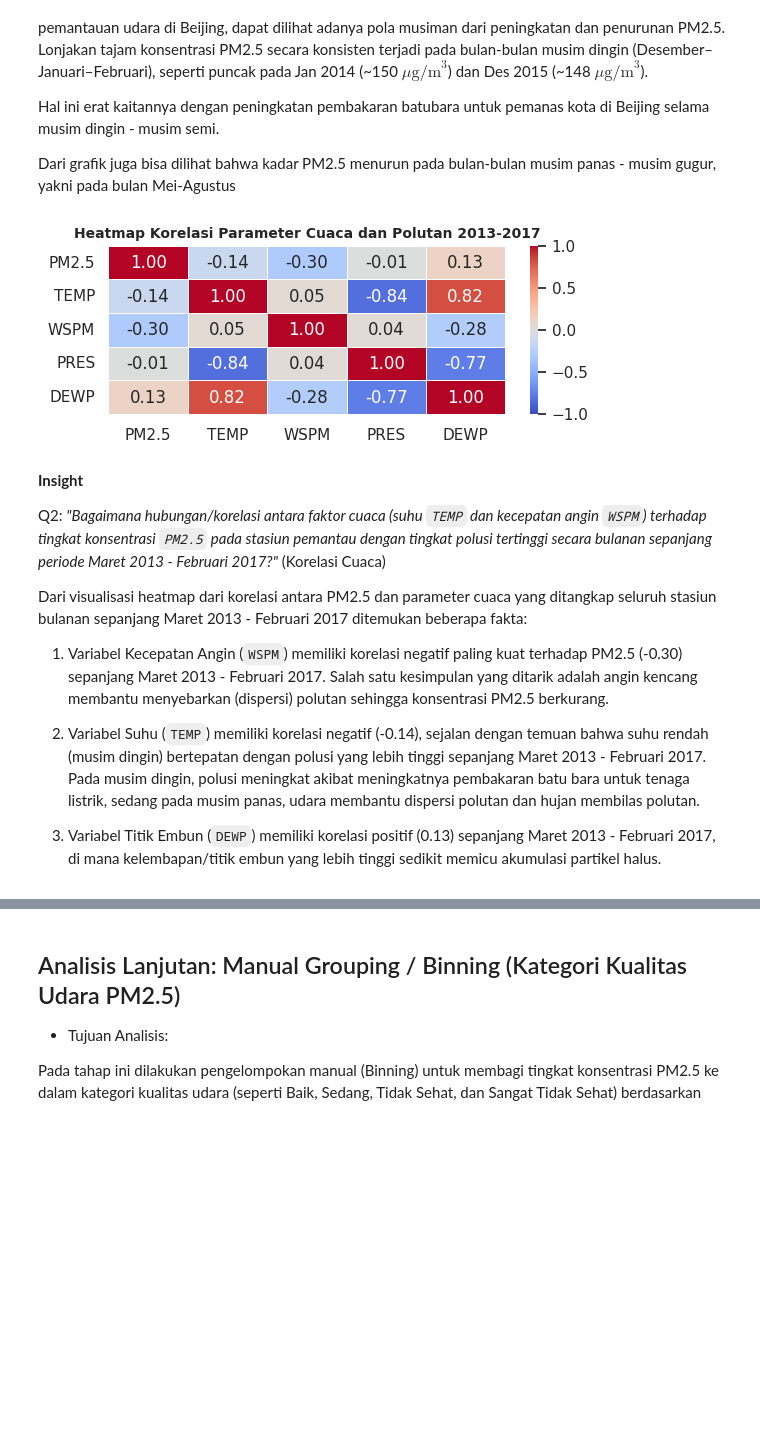
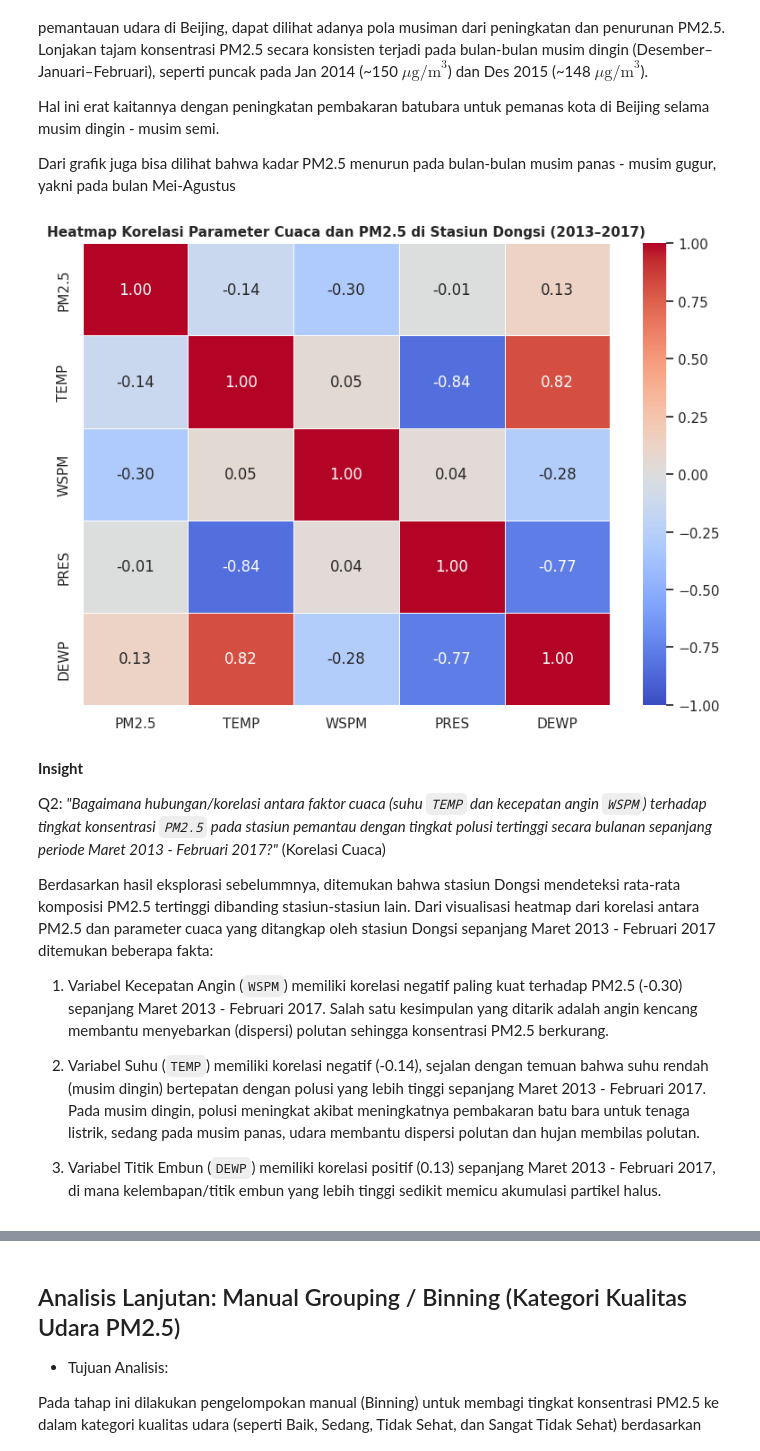
Before and after one commit to thequerytrailblazer/beijing-air-quality-analysis, a Jupyter notebook: Analisis_Air_Quality_Dataset.ipynb, the cells around one changed output, grey strips where cells are left out. Saved outputs shown, nothing was run; the diff lists cells and outputs as text; code cells hidden in the pictures; blank space fills up the shorter version.

```diff
--- a/Analisis_Air_Quality_Dataset.ipynb
+++ b/Analisis_Air_Quality_Dataset.ipynb
@@ -386,20 +386,27 @@ Hal ini erat kaitannya dengan peningkatan pembakaran batubara untuk pemanas kota
 
 Dari grafik juga bisa dilihat bahwa kadar PM2.5 menurun pada bulan-bulan musim panas - musim gugur, yakni pada bulan Mei-Agustus
 # %%
-# Heatmap Korelasi Faktor Cuaca terhadap PM2.5 (Q2)
-plt.subplot(2, 1, 2)
+# Heatmap Korelasi Faktor Cuaca terhadap PM2.5 di stasiun Dongsi periode 2013 - 2017(Q2)
+plt.figure(figsize=(8, 6))
+
+# Menghitung matriks korelasi dari DataFrame Stasiun Dongsi
+dongsi_df = main_df[main_df['station'] == 'Dongsi']
+corr_cols = ['PM2.5', 'TEMP', 'WSPM', 'PRES', 'DEWP']
+corr_matrix = dongsi_df[corr_cols].corr()
+
 sns.heatmap(corr_matrix, annot=True, cmap='coolwarm', fmt=".2f", linewidths=0.5, vmin=-1, vmax=1)
-plt.title('Heatmap Korelasi Parameter Cuaca dan Polutan 2013-2017', fontsize=10, fontweight='bold')
+plt.title('Heatmap Korelasi Parameter Cuaca dan PM2.5 di Stasiun Dongsi (2013–2017)', fontsize=11, fontweight='bold')
 
+plt.tight_layout()
 plt.show()
 # %% [output]
-[figure, old version]
+[figure, new version]
 # %% [markdown]
 **Insight**
 
 Q2: *"Bagaimana hubungan/korelasi antara faktor cuaca (suhu `TEMP` dan kecepatan angin `WSPM`) terhadap tingkat konsentrasi `PM2.5` pada stasiun pemantau dengan tingkat polusi tertinggi secara bulanan sepanjang periode Maret 2013 - Februari 2017?"* (Korelasi Cuaca)
 
-Dari visualisasi heatmap dari korelasi antara PM2.5 dan parameter cuaca yang ditangkap seluruh stasiun bulanan sepanjang Maret 2013 - Februari 2017 ditemukan beberapa fakta:
+Berdasarkan hasil eksplorasi sebelummnya, ditemukan bahwa stasiun Dongsi mendeteksi rata-rata komposisi PM2.5 tertinggi dibanding stasiun-stasiun lain. Dari visualisasi heatmap dari korelasi antara PM2.5 dan parameter cuaca yang ditangkap oleh stasiun Dongsi sepanjang Maret 2013 - Februari 2017 ditemukan beberapa fakta:
 
 1. Variabel Kecepatan Angin (`WSPM`) memiliki korelasi negatif paling kuat terhadap PM2.5 (-0.30) sepanjang Maret 2013 - Februari 2017. Salah satu kesimpulan yang ditarik adalah angin kencang membantu menyebarkan (dispersi) polutan sehingga konsentrasi PM2.5 berkurang.
 
```
Also changed, not shown: parts of 7 cells of this notebook.
